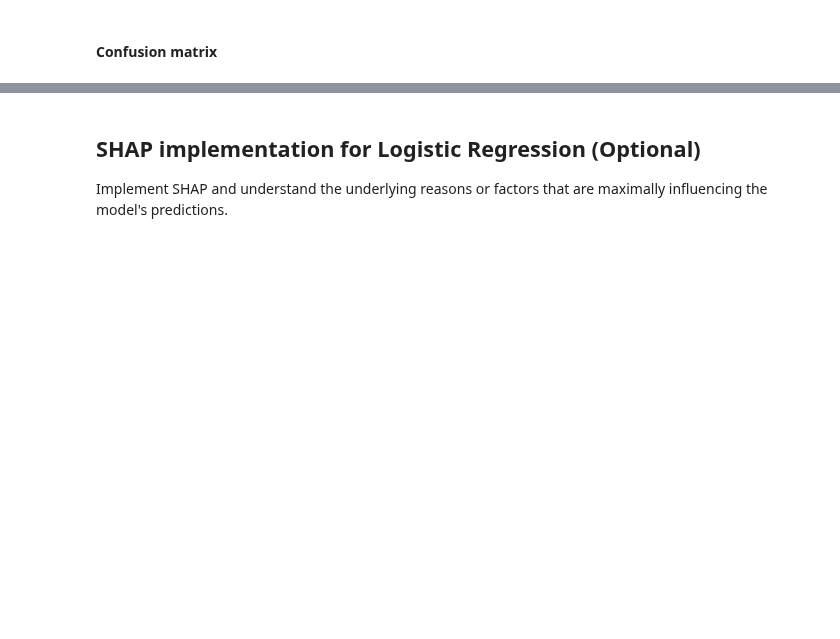
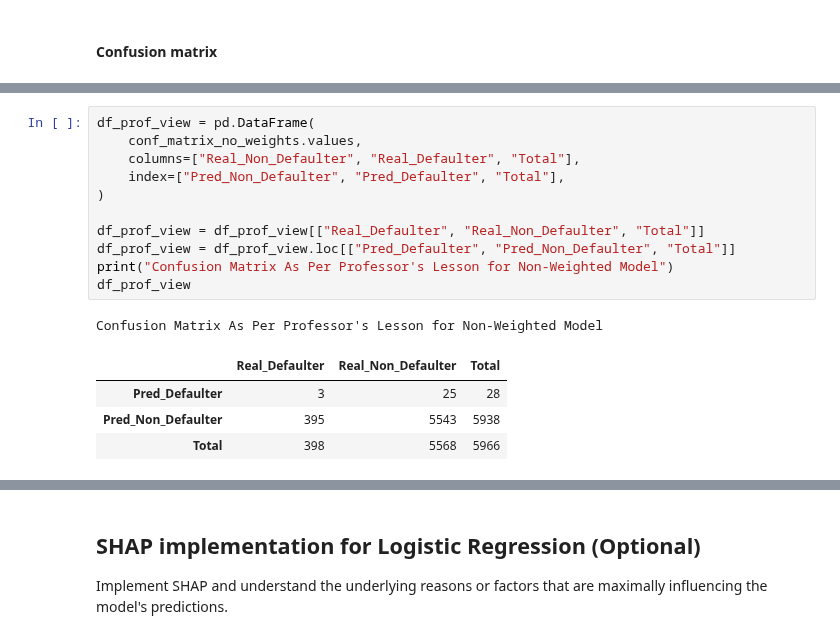
Before and after one commit to rajiv-ranjan/cds-mini-projects, a Jupyter notebook: m2/mini-project-2/project/M3_NB_MiniProject_2_Credit_risk_modelling_Logistic_Regression.ipynb, the cells around one changed output, grey strips where cells are left out. Drawn from its saved outputs; the diff is of its cells as text; blank space fills up the shorter version.

```diff
--- a/m2/mini-project-2/project/M3_NB_MiniProject_2_Credit_risk_modelling_Logistic_Regression.ipynb
+++ b/m2/mini-project-2/project/M3_NB_MiniProject_2_Credit_risk_modelling_Logistic_Regression.ipynb
@@ -530,0 +640,17 @@ factor, offset
+# %%
+df_prof_view = pd.DataFrame(
+    conf_matrix_no_weights.values,
+    columns=["Real_Non_Defaulter", "Real_Defaulter", "Total"],
+    index=["Pred_Non_Defaulter", "Pred_Defaulter", "Total"],
+)
+
+df_prof_view = df_prof_view[["Real_Defaulter", "Real_Non_Defaulter", "Total"]]
+df_prof_view = df_prof_view.loc[["Pred_Defaulter", "Pred_Non_Defaulter", "Total"]]
+print("Confusion Matrix As Per Professor's Lesson for Non-Weighted Model")
+df_prof_view
+# %% [output]
+Confusion Matrix As Per Professor's Lesson for Non-Weighted Model
+|  | Real_Defaulter | Real_Non_Defaulter | Total |
+| Pred_Defaulter | 3 | 25 | 28 |
+| Pred_Non_Defaulter | 395 | 5543 | 5938 |
+| Total | 398 | 5568 | 5966 |
```
Also changed, not shown: parts of 35 cells of this notebook.
